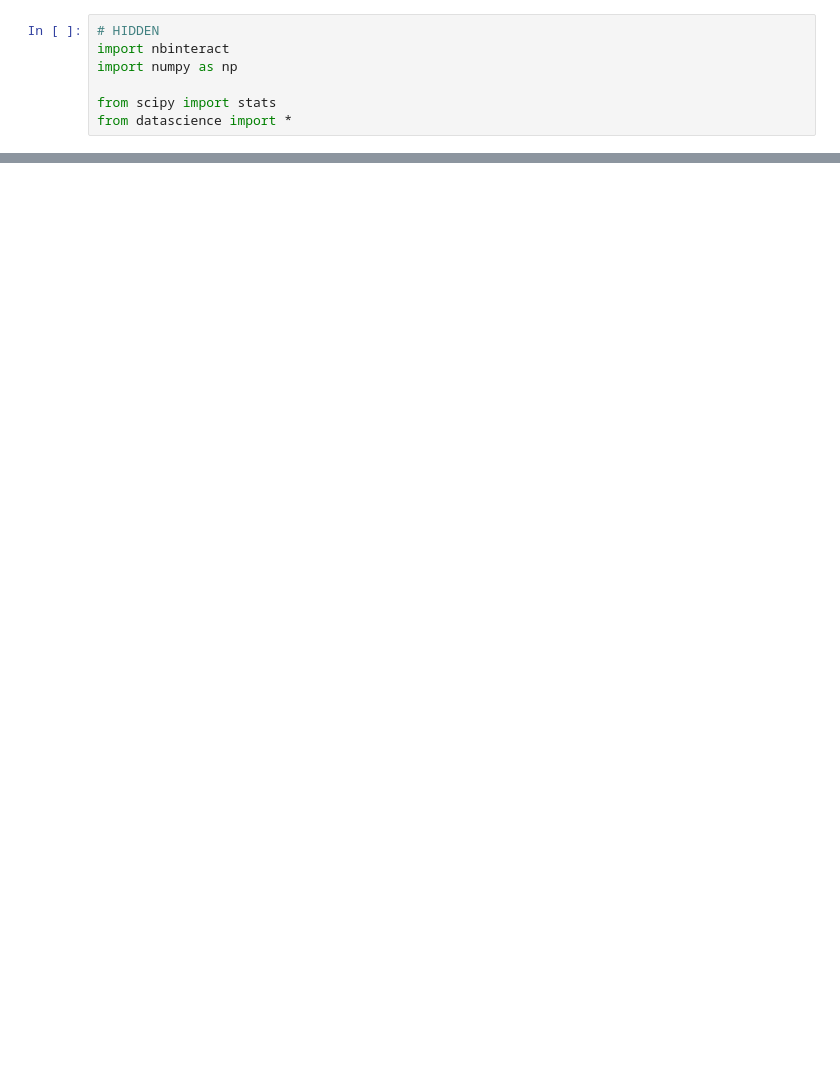
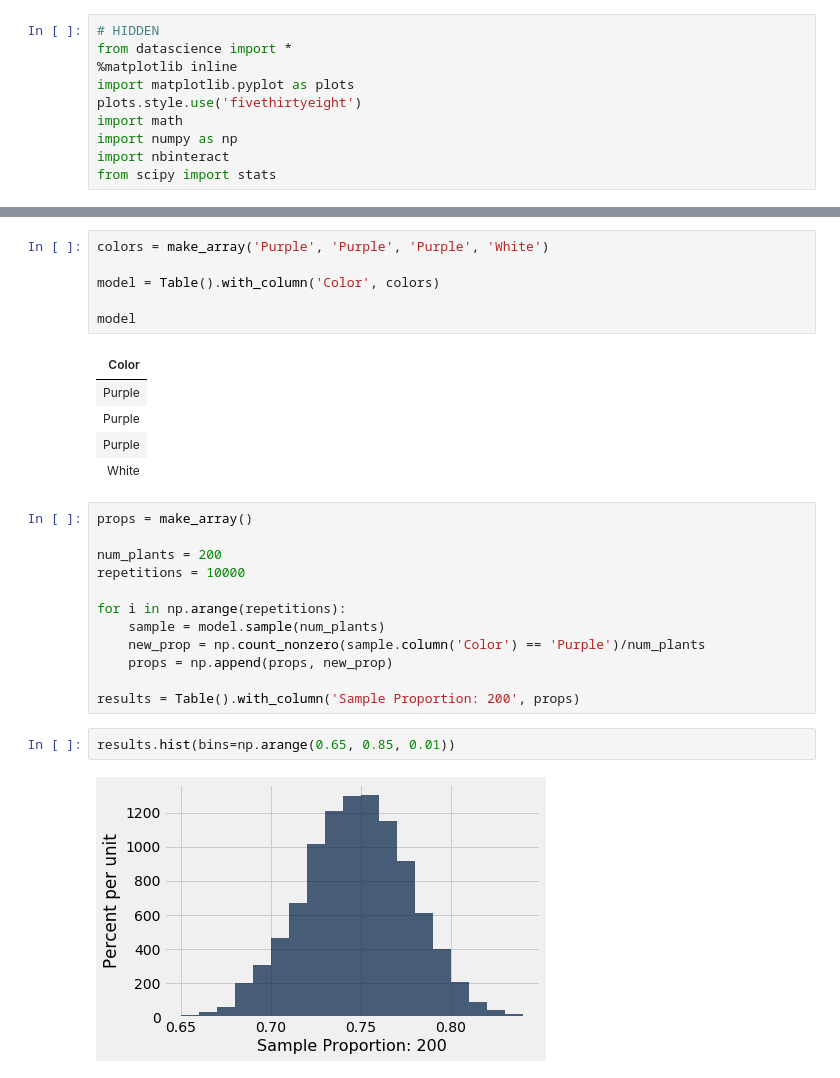
Before and after one commit to SamLau95/nbinteract, a Jupyter notebook: docs/textbook/Central_Limit_Theorem.ipynb, the cells around one changed output, grey strips where cells are left out. Cells and saved outputs as stored; diff of their text form; blank space fills up the shorter version.

```diff
--- a/docs/textbook/Central_Limit_Theorem.ipynb
+++ b/docs/textbook/Central_Limit_Theorem.ipynb
@@ -4,7 +1,10 @@ This is an example using the `nbinteract.hist` method to create an interactive h
 # %%
 # HIDDEN
+from datascience import *
+%matplotlib inline
+import matplotlib.pyplot as plots
+plots.style.use('fivethirtyeight')
+import math
+import numpy as np
 import nbinteract
-import numpy as np
-
 from scipy import stats
-from datascience import *
@@ -32,0 +27,28 @@ A Jupyter Widget
+# %%
+colors = make_array('Purple', 'Purple', 'Purple', 'White')
+
+model = Table().with_column('Color', colors)
+
+model
+# %% [output]
+| Color |
+| Purple |
+| Purple |
+| Purple |
+| White |
+# %%
+props = make_array()
+
+num_plants = 200
+repetitions = 10000
+
+for i in np.arange(repetitions):
+    sample = model.sample(num_plants)
+    new_prop = np.count_nonzero(sample.column('Color') == 'Purple')/num_plants
+    props = np.append(props, new_prop)
+
+results = Table().with_column('Sample Proportion: 200', props)
+# %%
+results.hist(bins=np.arange(0.65, 0.85, 0.01))
+# %% [output]
+[figure, added]
```
Also changed, not shown: parts of 13 cells of this notebook.
